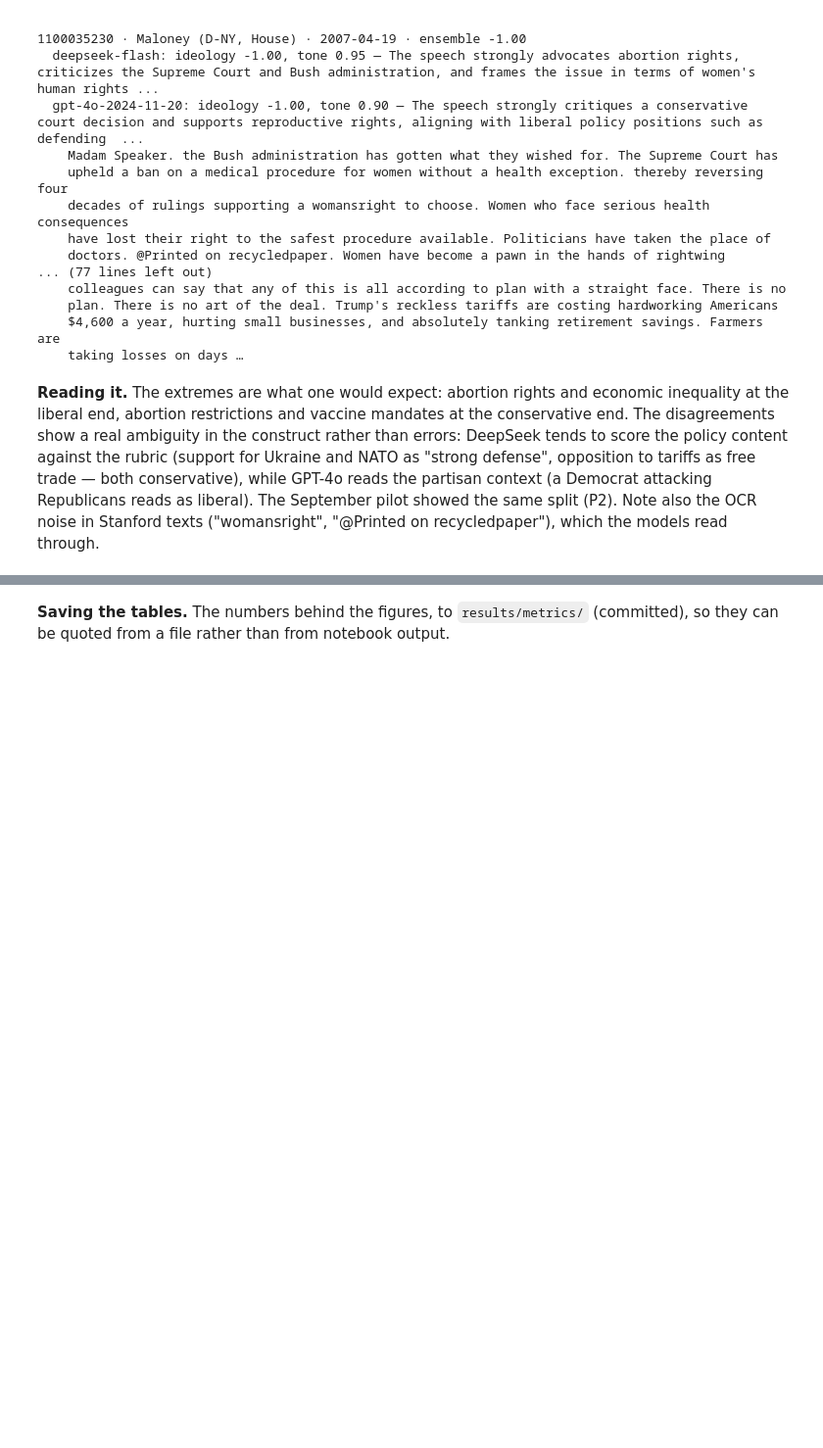
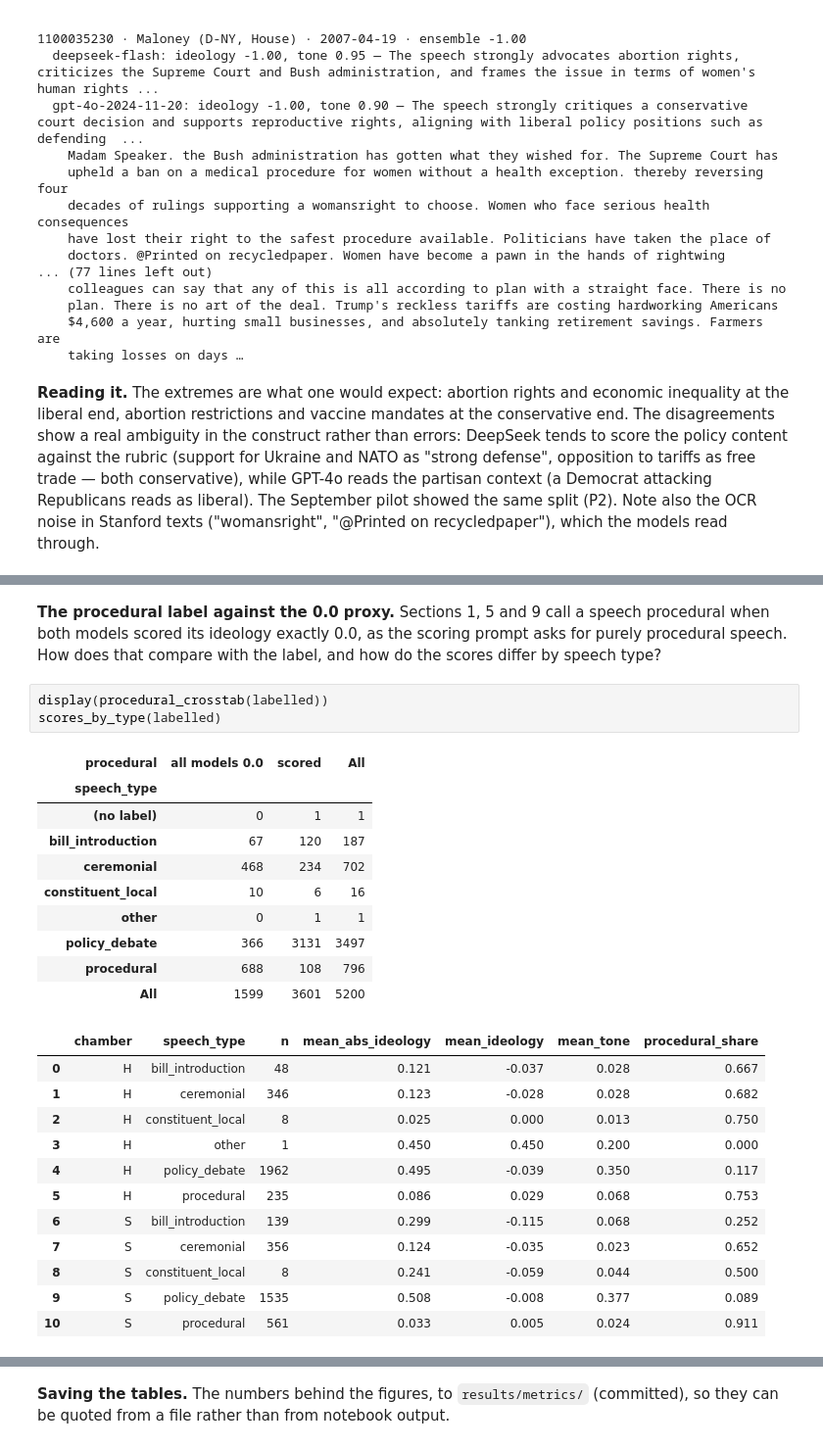
Before and after one commit to nason31/work_thesis_2026, a Jupyter notebook: code/notebooks/04_score_analysis.ipynb, the cells around one changed output, grey strips where cells are left out. Shown at 98% size. Drawn from its saved outputs; the diff is of its cells as text; blank space fills up the shorter version.

```diff
--- a/code/notebooks/04_score_analysis.ipynb
+++ b/code/notebooks/04_score_analysis.ipynb
@@ -495,0 +548,31 @@ Most liberal speeches
+# %% [markdown]
+**The procedural label against the 0.0 proxy.** Sections 1, 5 and 9 call a speech
+procedural when both models scored its ideology exactly 0.0, as the scoring prompt
+asks for purely procedural speech. How does that compare with the label, and how do
+the scores differ by speech type?
+# %%
+display(procedural_crosstab(labelled))
+scores_by_type(labelled)
+# %% [output]
+| procedural | all models 0.0 | scored | All |
+| speech_type |  |  |  |
+| (no label) | 0 | 1 | 1 |
+| bill_introduction | 67 | 120 | 187 |
+| ceremonial | 468 | 234 | 702 |
+| constituent_local | 10 | 6 | 16 |
+| other | 0 | 1 | 1 |
+| policy_debate | 366 | 3131 | 3497 |
+| procedural | 688 | 108 | 796 |
+| All | 1599 | 3601 | 5200 |
+|  | chamber | speech_type | n | mean_abs_ideology | mean_ideology | mean_tone | procedural_share |
+| 0 | H | bill_introduction | 48 | 0.121 | -0.037 | 0.028 | 0.667 |
+| 1 | H | ceremonial | 346 | 0.123 | -0.028 | 0.028 | 0.682 |
+| 2 | H | constituent_local | 8 | 0.025 | 0.000 | 0.013 | 0.750 |
+| 3 | H | other | 1 | 0.450 | 0.450 | 0.200 | 0.000 |
+| 4 | H | policy_debate | 1962 | 0.495 | -0.039 | 0.350 | 0.117 |
+| 5 | H | procedural | 235 | 0.086 | 0.029 | 0.068 | 0.753 |
+| 6 | S | bill_introduction | 139 | 0.299 | -0.115 | 0.068 | 0.252 |
+| 7 | S | ceremonial | 356 | 0.124 | -0.035 | 0.023 | 0.652 |
+| 8 | S | constituent_local | 8 | 0.241 | -0.059 | 0.044 | 0.500 |
+| 9 | S | policy_debate | 1535 | 0.508 | -0.008 | 0.377 | 0.089 |
+| 10 | S | procedural | 561 | 0.033 | 0.005 | 0.024 | 0.911 |
```
Also changed, not shown: parts of 16 cells of this notebook, 7 other files.
